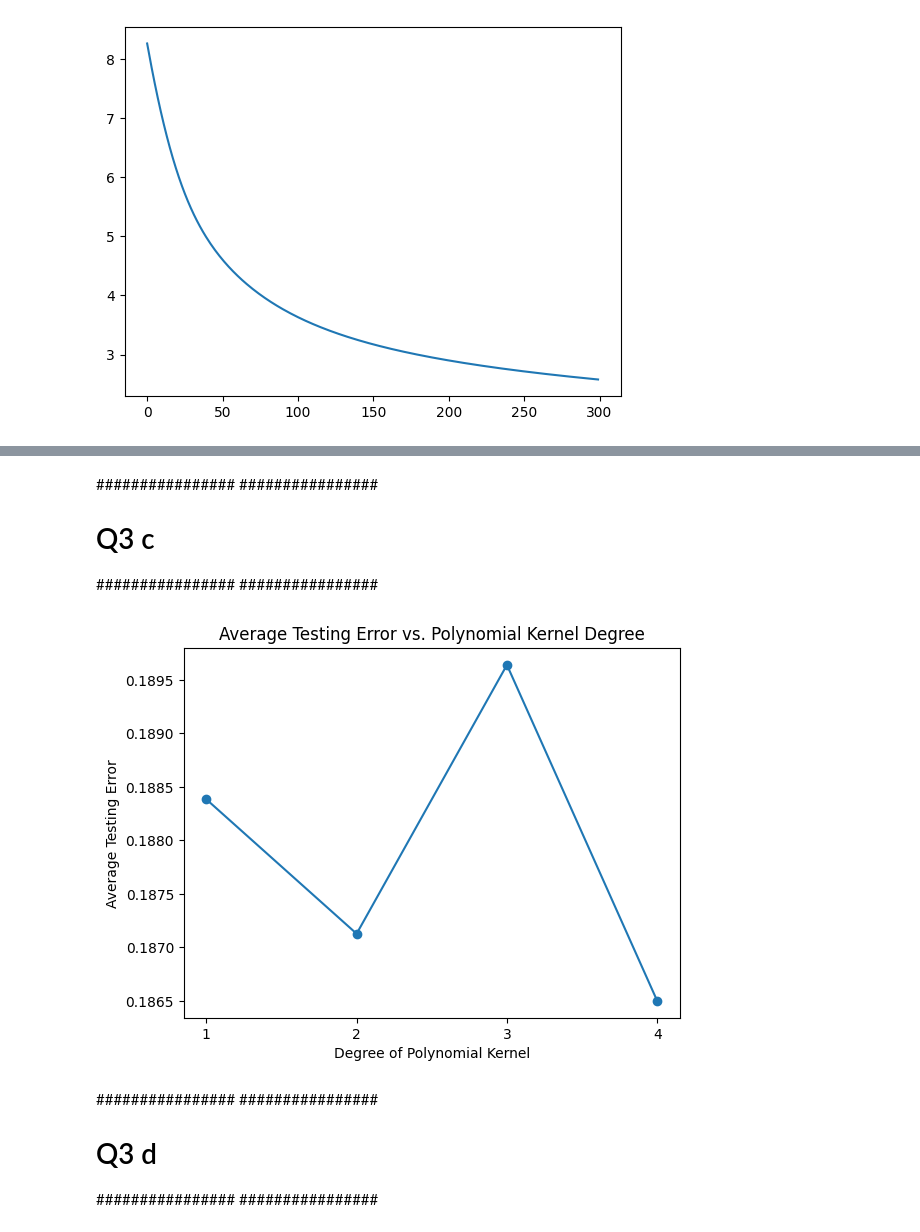
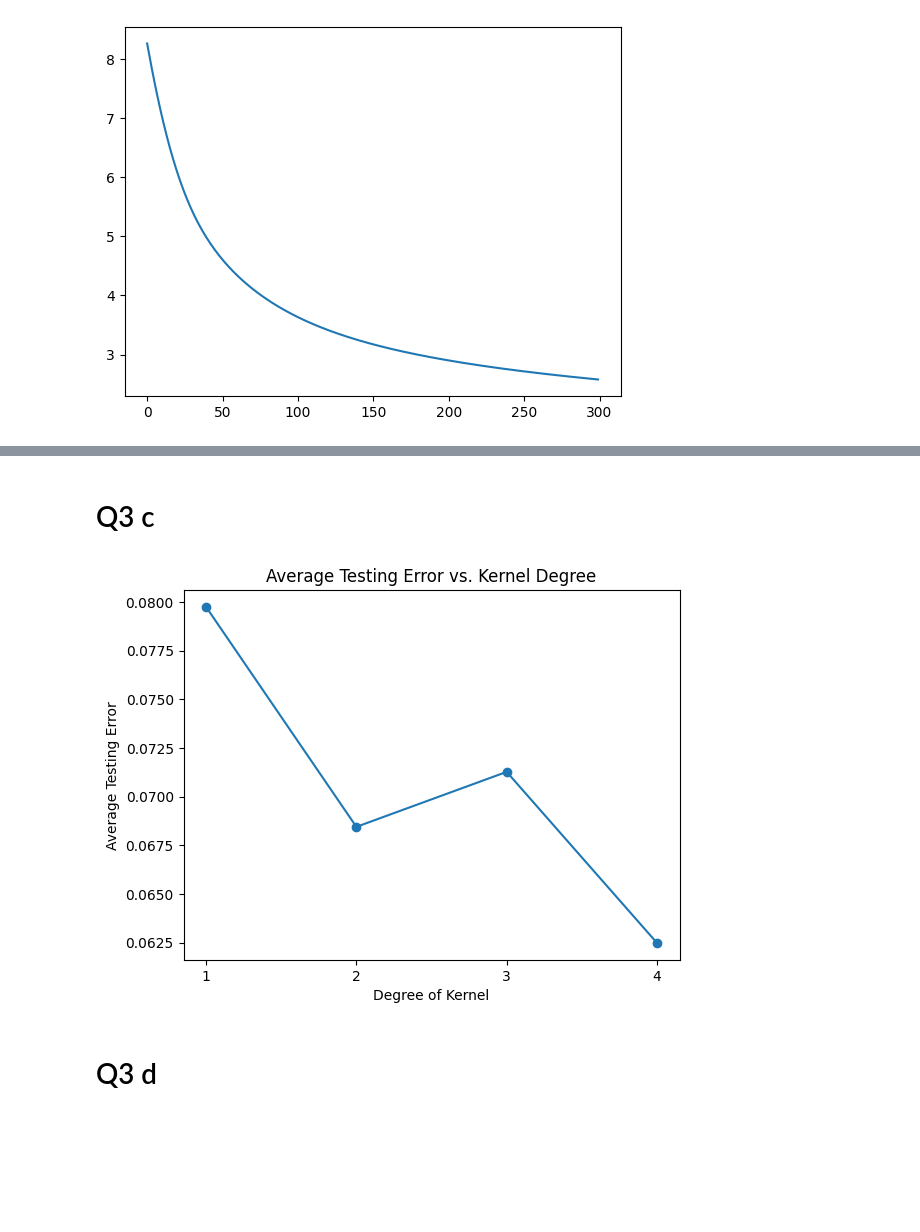
Before and after one commit to lai-huy/CSCE-421, a Jupyter notebook: Homework 4/Code/assignment4.ipynb, the cells around one changed output, grey strips where cells are left out. Saved outputs shown, nothing was run; the diff lists cells and outputs as text; code cells hidden in the pictures; blank space fills up the shorter version.

```diff
--- a/Homework 4/Code/assignment4.ipynb
+++ b/Homework 4/Code/assignment4.ipynb
@@ -236,7 +218,7 @@ def evaluate_c_d_pairs(X_train: pd.DataFrame, y_train: pd.DataFrame, X_test: pd.
     vmd = np.zeros(d_val_len)
     MarginT = np.zeros(d_val_len)
 
-    for d_idx, d in enumerate(d_vals):
+    for j, d in enumerate(d_vals):
         ERRc = []
         SuppVectc = []
         vmdc = []
@@ -268,10 +250,10 @@ def evaluate_c_d_pairs(X_train: pd.DataFrame, y_train: pd.DataFrame, X_test: pd.
             vmdc.append(np.mean(vmdcc))
             MarginTc.append(np.mean(marginTc))
 
-        ERRAVGdcTEST[d_idx] = np.min(ERRc)
-        SuppVect[d_idx] = np.mean(SuppVectc)
-        vmd[d_idx] = np.mean(vmdc)
-        MarginT[d_idx] = np.mean(MarginTc)
+        ERRAVGdcTEST[j] = np.min(ERRc)
+        SuppVect[j] = np.mean(SuppVectc)
+        vmd[j] = np.mean(vmdc)
+        MarginT[j] = np.mean(MarginTc)
 
     return ERRAVGdcTEST, SuppVect, vmd, MarginT
 # %%
@@ -282,8 +264,8 @@ def plot_test_errors(ERRAVGdcTEST: np.array, d_vals: np.array) -> None:
         Note that the code will not be graded, but the graphs submitted in the report will be evaluated.
     '''
     plt.plot(d_vals, ERRAVGdcTEST, '-o')
-    plt.title('Average Testing Error vs. Polynomial Kernel Degree')
-    plt.xlabel('Degree of Polynomial Kernel')
+    plt.title('Average Testing Error vs. Kernel Degree')
+    plt.xlabel('Degree of Kernel')
     plt.ylabel('Average Testing Error')
     plt.xticks(d_vals)
     plt.show()
@@ -337,13 +311,13 @@ def plot_avg_violating_support_vec(vmd: np.array, d_vals: np.array) -> None:
 @typechecked
 def plot_avg_hyperplane_margins(MarginT: np.array, d_vals: np.array) -> None:
     '''
-                    Please write the code in below block to generate the graphs as described in the question.
-                    Note that the code will not be graded, but the graphs submitted in the report will be evaluated.
+        Please write the code in below block to generate the graphs as described in the question.
+        Note that the code will not be graded, but the graphs submitted in the report will be evaluated.
     '''
     plt.plot(d_vals, MarginT, '-o')
-    plt.xlabel('Degree of Polynomial Kernel')
+    plt.xlabel('Degree of Kernel')
     plt.ylabel('Average Margin of Hyperplane')
-    plt.title('Average Margin of Hyperplane vs Degree of Polynomial Kernel')
+    plt.title('Average Margin of Hyperplane vs Degree of Kernel')
     plt.show()
 # %% [markdown]
 # General Instructions
@@ -468,38 +434,30 @@ plot_cross_val_err_vs_c(ERRAVGdc, ERRSTDdc, c_vals, d_vals)
 # %% [markdown]
-################
-################
 # Q3 c
-################
-################
 # %%
 d_vals = [1, 2, 3, 4]
 n_folds = 5
 '''
 Use the results from above and Fill the best c values for d=1,2,3,4
 '''
-new_c_vals = [10 ** -2, 10 ** -2, 10 ** -2, 10 ** -2]
+new_c_vals = [100, 10, 100, 100]
 
 
 '''
 Below are the vectors evaluated by evaluate_c_d_pairs() function
 ERRAVGdcTEST - Average Testing error for each value of 'd'
 SuppVect     - Average Number of Support Vectors for each value of 'd'
 vmd          - Average Number of Support Vectors that Violate the Margin for each value of 'd'
 MarginT      - Average Value of Hyperplane Margins for each value of 'd'
 Implement- evaluate_c_d_pairs(), plot_test_errors, plot_avg_support_vec(), plot_avg_violating_support_vec(), plot_avg_hyperplane_margins()
 '''
 
 ERRAVGdcTEST, SuppVect, vmd, MarginT = evaluate_c_d_pairs(
     Xtrain_norm, ytrain_bin_label, Xtest_norm, ytest_bin_label, n_folds, new_c_vals, d_vals)
 plot_test_errors(ERRAVGdcTEST, d_vals)
 # %% [output]
-[figure, old version]
+[figure, new version]
 # %% [markdown]
-################
-################
 # Q3 d
-################
-################
 # %%
 plot_avg_support_vec(SuppVect, d_vals)
 plot_avg_violating_support_vec(vmd, d_vals)
```
Also changed, not shown: parts of 18 cells of this notebook, 2 other files.
